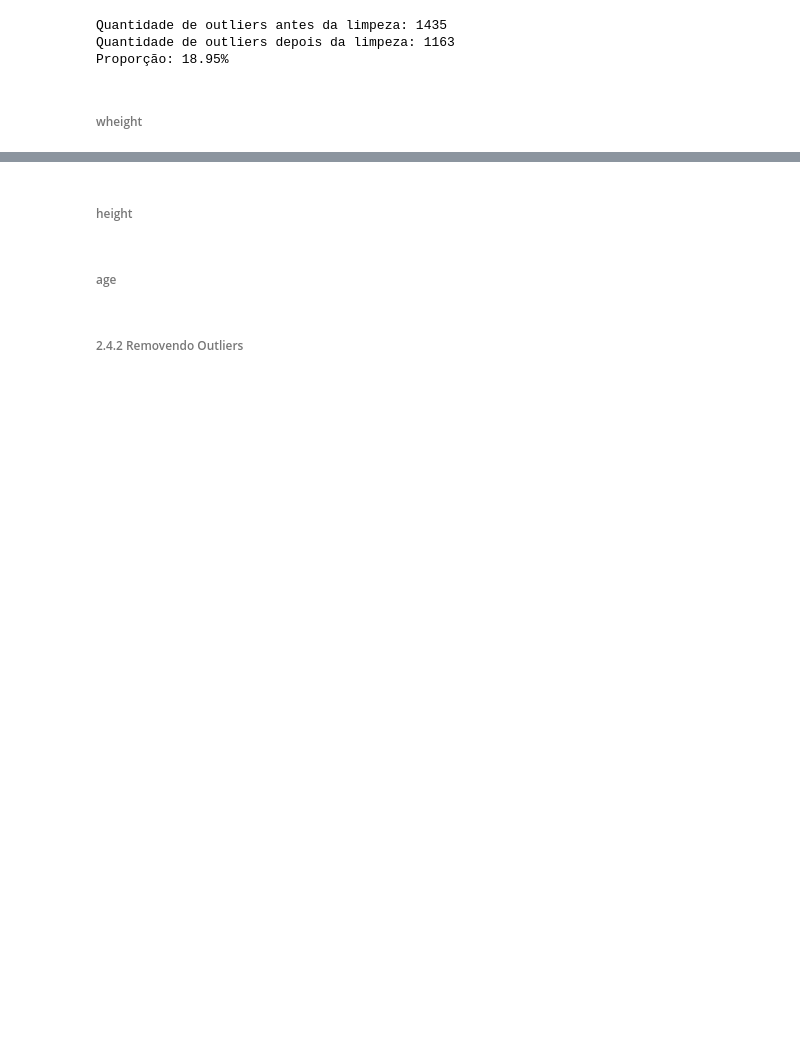
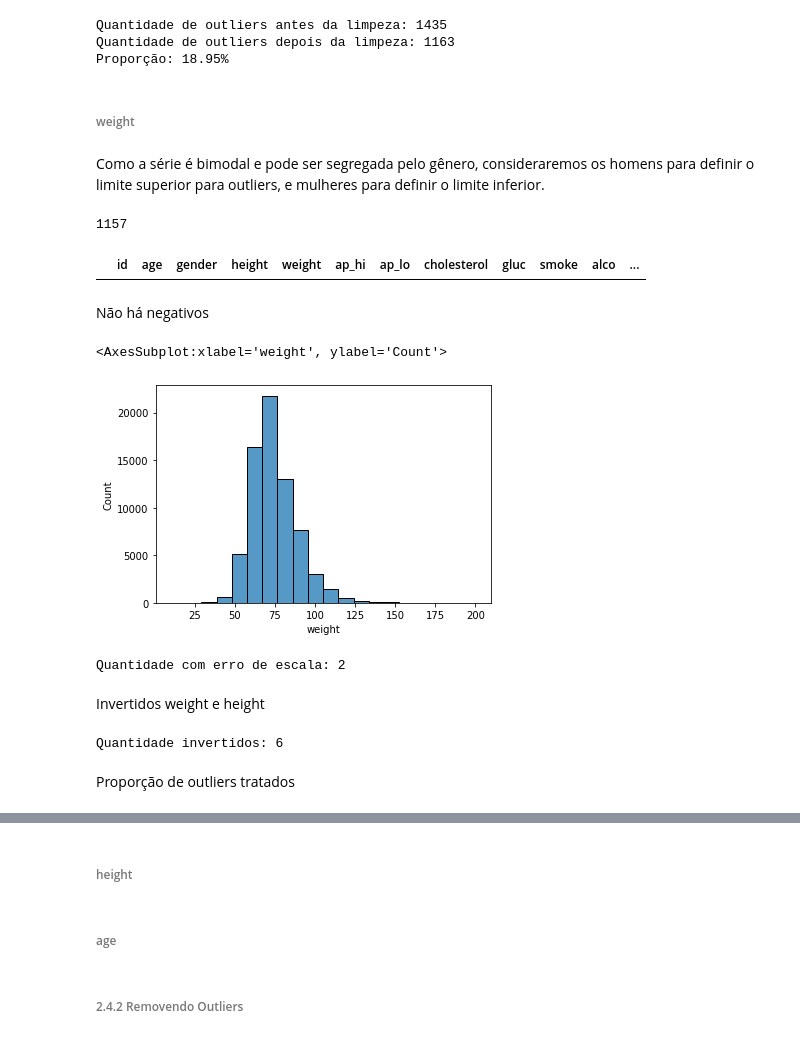
Before and after one commit to Samoelmoura/cardio_diseases_predict, a Jupyter notebook: notebooks/cardio_diseases_predict.ipynb, the cells around one changed output, grey strips where cells are left out. Drawn from its saved outputs; the diff is of its cells as text; code cells hidden in the pictures; blank space fills up the shorter version.

Commit message:
include weight data cleaning

```diff
--- a/notebooks/cardio_diseases_predict.ipynb
+++ b/notebooks/cardio_diseases_predict.ipynb
@@ -791,4 +791,4 @@ Quantidade de outliers antes da limpeza: 1435
 Quantidade de outliers depois da limpeza: 1163
 Proporção: 18.95%
 # %% [markdown]
-###### wheight
+###### weight
@@ -794,0 +797,31 @@ Proporção: 18.95%
+# %% [markdown]
+Como a série é bimodal e pode ser segregada pelo gênero, consideraremos os homens para definir o limite superior para outliers, e mulheres para definir o limite inferior.
+# %%
+_, weight_li_woman, weight_ls_woman = buscar_outliers(df.loc[df['gender']==1], 'weight')
+_, weight_li_man, weight_ls_man = buscar_outliers(df.loc[df['gender']==2], 'weight')
+outliers_indices = df[(df['weight']<weight_li_woman)|(df['weight']>weight_ls_woman)&(df['gender']==1)].index
+outliers_indices.append(df[(df['weight']<weight_li_man)|(df['weight']>weight_ls_man)&(df['gender']==2)].index)
+print(len(outliers_indices))
+
+li = weight_li = weight_li_woman
+ls = weight_ls = weight_ls_man
+# %% [output]
+1157
+# %%
+df[df['weight']<0]
+# %% [output]
+|  | id | age | gender | height | weight | ap_hi | ap_lo | cholesterol | gluc | smoke | alco | ... |
+# %% [markdown]
+Não há negativos
+# %%
+sns.histplot(data=df, x='weight', bins=20)
+# %% [output]
+<AxesSubplot:xlabel='weight', ylabel='Count'>
+[figure, added]
+# %%
+print(f"Quantidade com erro de escala: {df.loc[(df['weight']>=li / 10)*(df['weight']<=ls / 10), 'id'].count()}")
+df.loc[(df['weight']>=li / 10)*(df['weight']<=ls / 10), 'weight'] = df.loc[(df['weight']>=li / 10)*(df['weight']<=ls / 10), 'weight'].values * 10
+# %% [output]
+Quantidade com erro de escala: 2
+# %% [markdown]
+Invertidos weight e height
@@ -794,0 +837,6 @@ Proporção: 18.95%
+# %%
+print(f'Quantidade invertidos: {len(weight)}')
+# %% [output]
+Quantidade invertidos: 6
+# %% [markdown]
+Proporção de outliers tratados
```
Also changed, not shown: parts of 15 cells of this notebook.
